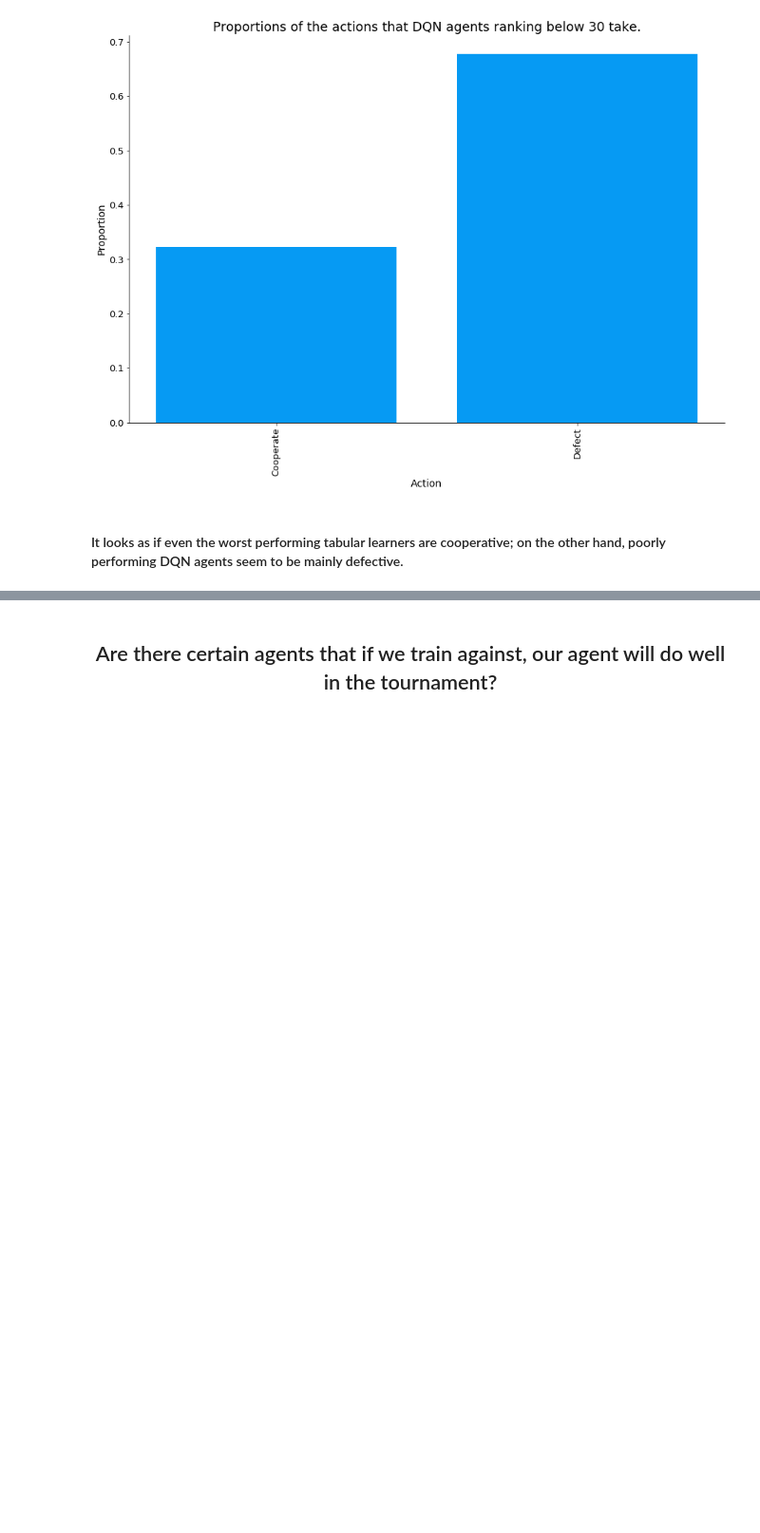
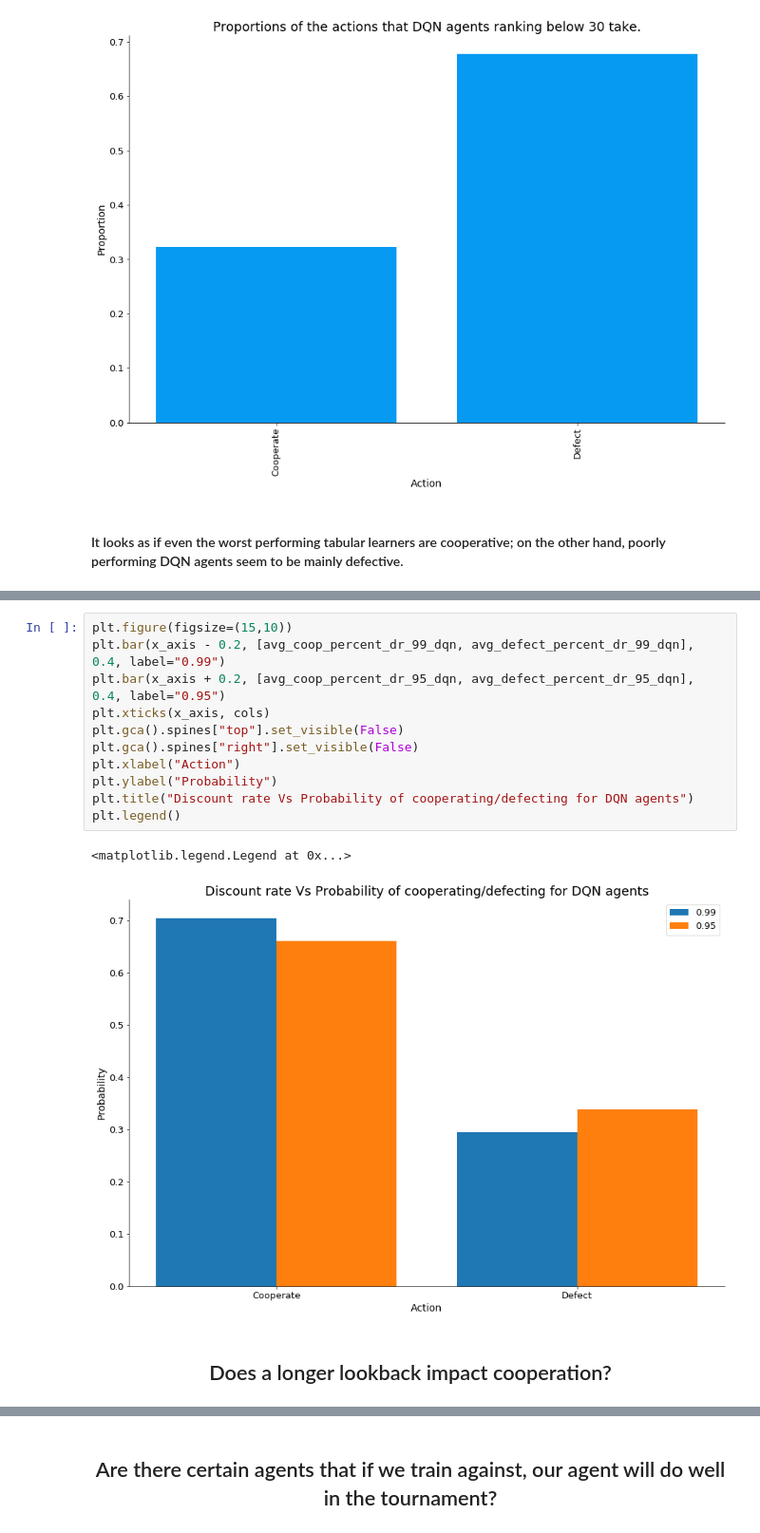
Before and after one commit to UCL-COMP0031-2022-Project-10/tournament, a Jupyter notebook: results/Data Analysis .ipynb, the cells around one changed output, grey strips where cells are left out. Shown at 95% size. Saved outputs shown, nothing was run; the diff lists cells and outputs as text; blank space fills up the shorter version.

```diff
--- a/results/Data Analysis .ipynb
+++ b/results/Data Analysis .ipynb
@@ -582,0 +657,16 @@ plot_barchart({"Action" : ["Cooperate", "Defect"], "Proportion" : [dqn_lt_30_avg
+# %%
+plt.figure(figsize=(15,10))
+plt.bar(x_axis - 0.2, [avg_coop_percent_dr_99_dqn, avg_defect_percent_dr_99_dqn], 0.4, label="0.99")
+plt.bar(x_axis + 0.2, [avg_coop_percent_dr_95_dqn, avg_defect_percent_dr_95_dqn], 0.4, label="0.95")
+plt.xticks(x_axis, cols)
+plt.gca().spines["top"].set_visible(False)
+plt.gca().spines["right"].set_visible(False)
+plt.xlabel("Action")
+plt.ylabel("Probability")
+plt.title("Discount rate Vs Probability of cooperating/defecting for DQN agents")
+plt.legend()
+# %% [output]
+<matplotlib.legend.Legend at 0x...>
+[figure, added]
+# %% [markdown]
+<h2><center>Does a longer lookback impact cooperation?</center></h2>
```
Also changed, not shown: parts of 49 cells of this notebook, 4 other files.
